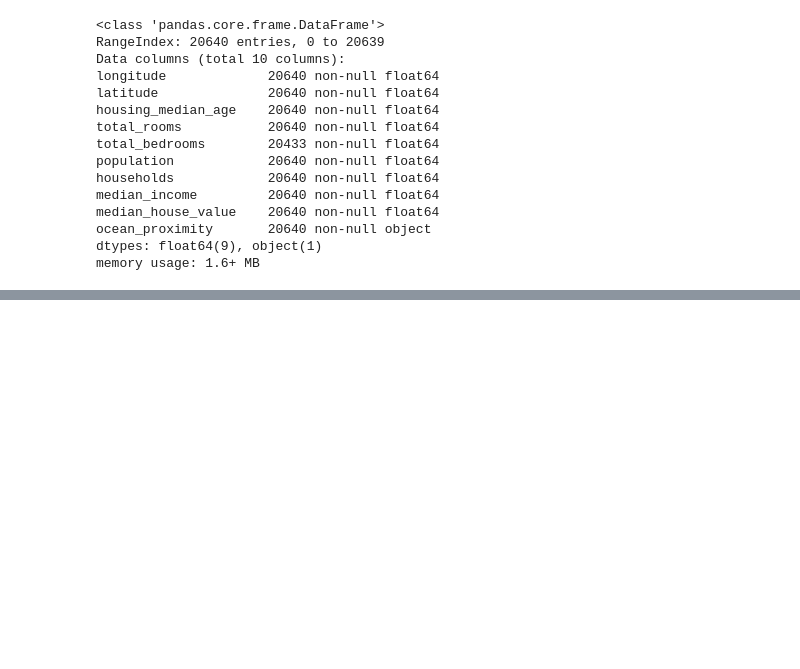
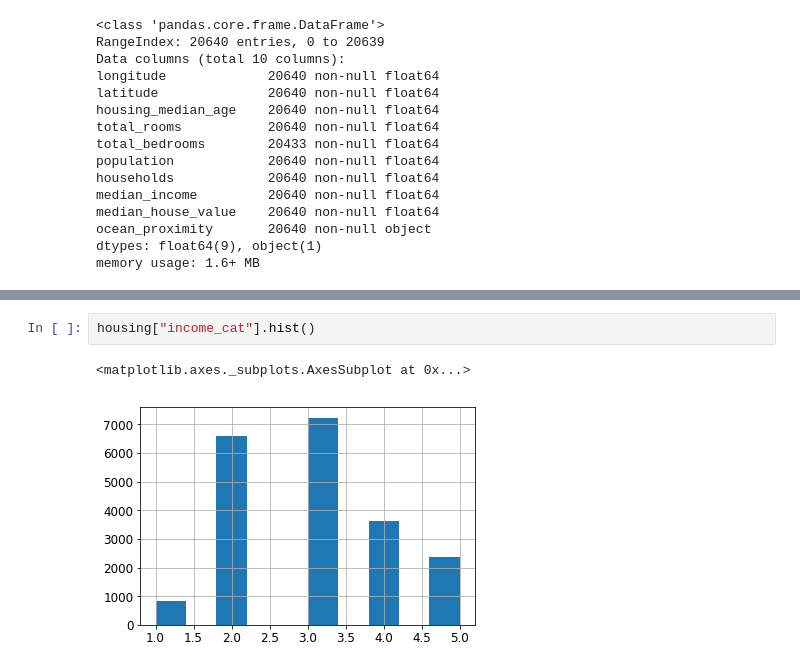
Before and after one commit to vineshtv/handson-ml, a Jupyter notebook: CH-02/Housing.ipynb, the cells around one changed output, grey strips where cells are left out. Saved outputs shown, nothing was run; the diff lists cells and outputs as text; blank space fills up the shorter version.

```diff
--- a/CH-02/Housing.ipynb
+++ b/CH-02/Housing.ipynb
@@ -85,0 +195,5 @@ memory usage: 1.6+ MB
+# %%
+housing["income_cat"].hist()
+# %% [output]
+<matplotlib.axes._subplots.AxesSubplot at 0x...>
+[figure, added]
```
Also changed, not shown: parts of 23 cells of this notebook.
